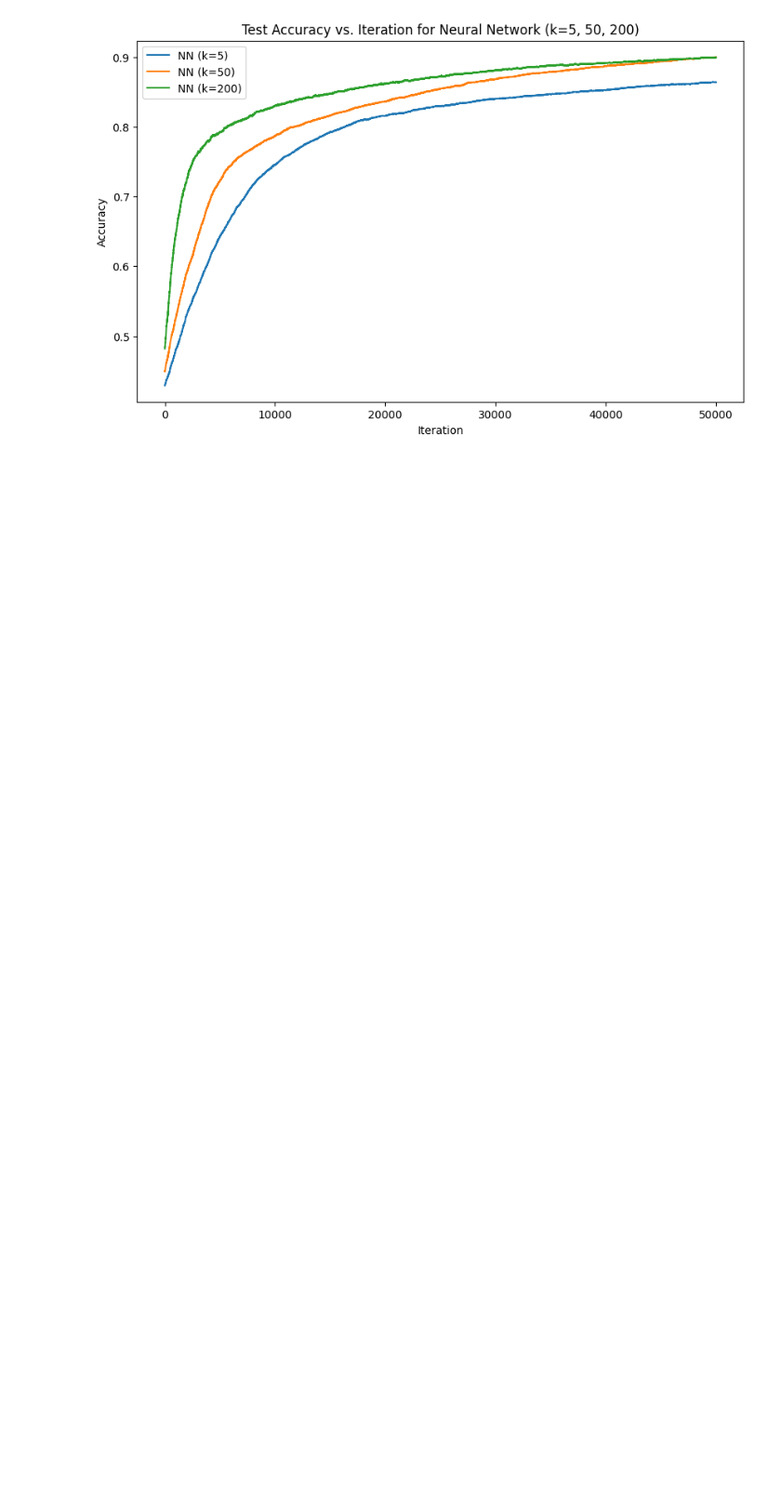
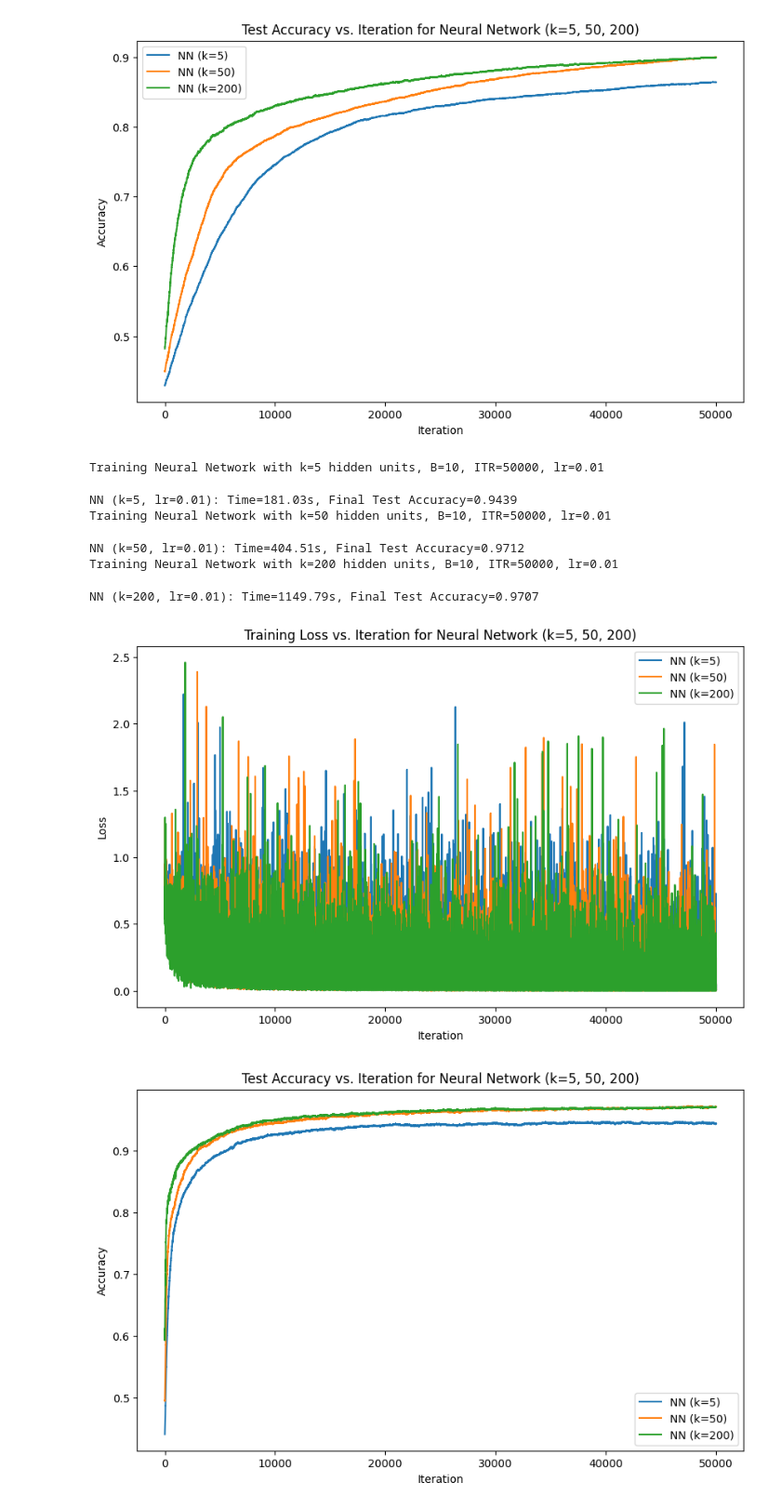
Before and after one commit to Vedant2100/w26, a Jupyter notebook: hw2.ipynb, the cells around one changed output. Shown at 93% size. Saved outputs shown, nothing was run; the diff lists cells and outputs as text; code cells hidden in the pictures; blank space fills up the shorter version.

```diff
--- a/hw2.ipynb
+++ b/hw2.ipynb
@@ -372,3 +372,44 @@ Training Neural Network with k=200 hidden units, B=10, ITR=50000, lr=0.0005
 NN (k=200, lr=0.0005): Time=1152.82s, Final Test Accuracy=0.8996
 [figure]
 [figure]
+# %%
+lr_nn = 0.01
+k_values = [5, 50, 200]
+results = {}
+B = 10
+ITR = 50000
+
+plt.figure(figsize=(10, 6))
+plt.title("Training Loss vs. Iteration for Neural Network (k=5, 50, 200)")
+plt.xlabel("Iteration")
+plt.ylabel("Loss")
+loss_fig = plt.gca()
+
+plt.figure(figsize=(10, 6))
+plt.title("Test Accuracy vs. Iteration for Neural Network (k=5, 50, 200)")
+plt.xlabel("Iteration")
+plt.ylabel("Accuracy")
+acc_fig = plt.gca()
+
+for k in k_values:
+  print(f"Training Neural Network with k={k} hidden units, B={B}, ITR={ITR}, lr={lr_nn}")
+  W1_nn, W2_nn, losses_nn, accs_nn, dur_nn = minibatch_sgd_nn_logistic(ITR, B, lr_nn, X_train, y_train, X_test, y_test, k)
+  results[k] = {'losses': losses_nn, 'accs': accs_nn, 'dur': dur_nn}
+  print(f"NN (k={k}, lr={lr_nn}): Time={dur_nn:.2f}s, Final Test Accuracy={accs_nn[-1]:.4f}")
+
+  loss_fig.plot(losses_nn, label=f"NN (k={k})")
+  acc_fig.plot(accs_nn, label=f"NN (k={k})")
+
+loss_fig.legend()
+acc_fig.legend()
+
+plt.show()
+# %% [output]
+Training Neural Network with k=5 hidden units, B=10, ITR=50000, lr=0.01
+NN (k=5, lr=0.01): Time=181.03s, Final Test Accuracy=0.9439
+Training Neural Network with k=50 hidden units, B=10, ITR=50000, lr=0.01
+NN (k=50, lr=0.01): Time=404.51s, Final Test Accuracy=0.9712
+Training Neural Network with k=200 hidden units, B=10, ITR=50000, lr=0.01
+NN (k=200, lr=0.01): Time=1149.79s, Final Test Accuracy=0.9707
+[figure, added]
+[figure, added]
```
